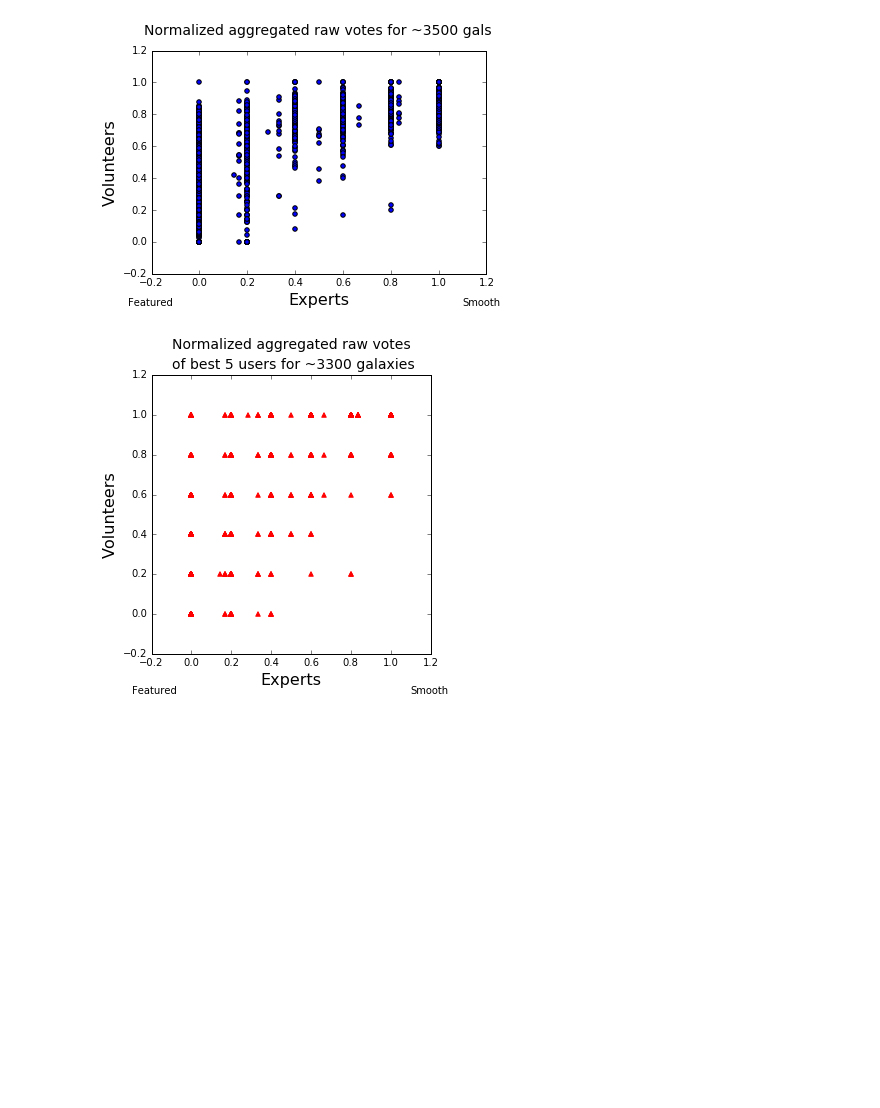
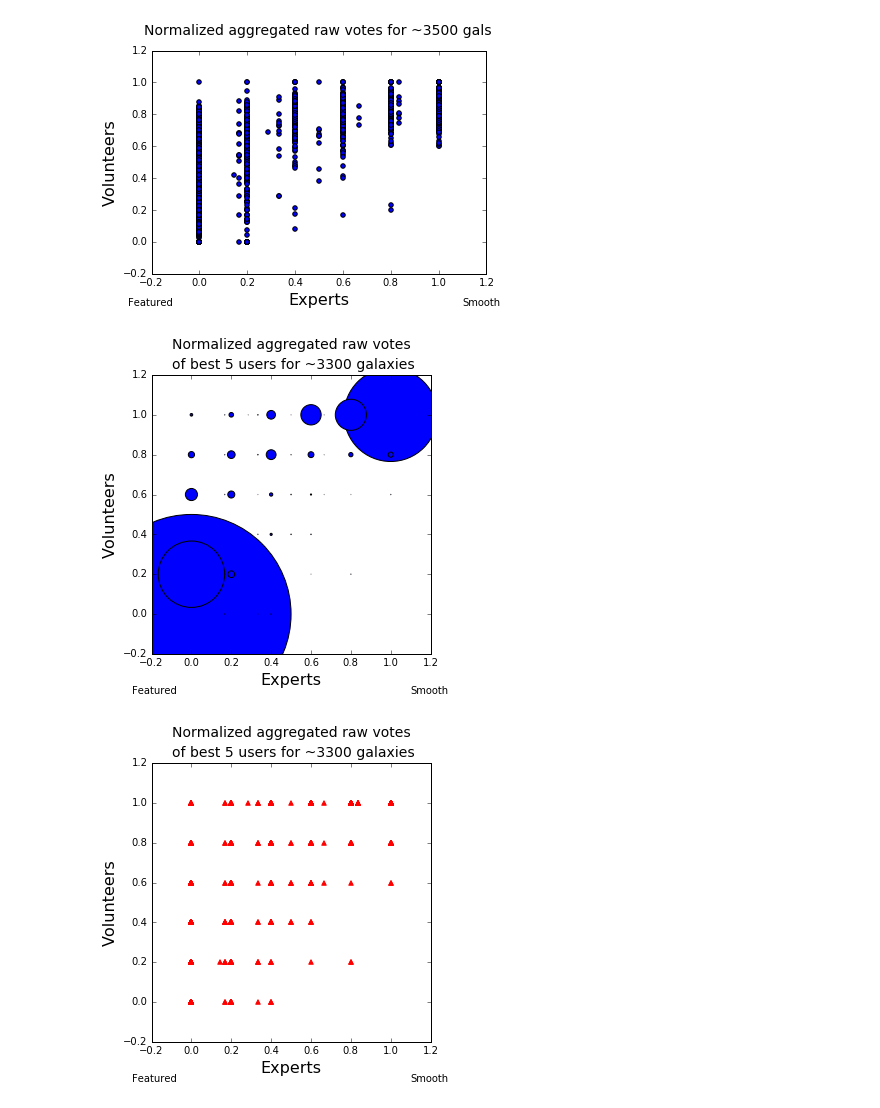
Before and after one commit to melaniebeck/SpaceWarps, a Jupyter notebook: analysis/expertsample_run/Comparing Expert and Volunteer Votes.ipynb, the cells around one changed output. Saved outputs shown, nothing was run; the diff lists cells and outputs as text; code cells hidden in the pictures; blank space fills up the shorter version.

```diff
--- a/analysis/expertsample_run/Comparing Expert and Volunteer Votes.ipynb
+++ b/analysis/expertsample_run/Comparing Expert and Volunteer Votes.ipynb
@@ -139,3 +131,52 @@ norm_user_trunc = np.array(norm_agg_user_vote)[ind]
+# %%
+# About 150 of the ~3500 had fewer than 5 volunteers --
+# find the ones that have 5+
+ind = find_indices(np.array(all_assets,dtype='int64'),
+                   np.array(good_assets,dtype='int64'))
+
+norm_expert_trunc = np.array(norm_expert_vote)[ind]
+norm_user_trunc = np.array(norm_agg_user_vote)[ind]
+
+# I want to show the density of agreement between volunteers and experts...
+# How many "deep" is the point at (0., 0.) and (1., 1.)??
+
+# Need to count the unique pairs of points:
+pair = zip(norm_expert_trunc, norm_user_trunc)
+
+from collections import Counter
+
+# This counts up all the unique pairs of points
+# It's a Counter type which I don't fully understand but
+# in some ways it behaves as a dictionary with key/value pairs...
+counts = Counter(str(e) for e in pair)
+
+
+fig = plt.figure(figsize=(5,5))
+ax = fig.add_subplot(111)
+
+max_agreement = max(counts.values())
+
+for key, value in zip(counts.keys(), counts.values()):
+    # need to "eval" the keys which have to be a string in the Counter object
+    # but need to be a tuple in the plt.Circle() function
+    circle = plt.Circle(eval(key), value/(2*max_agreement)) # 2 is to make shit smaller
+    ax.add_artist(circle)
+
+
+ax.set_xlim(-0.2, 1.2)
+ax.set_ylim(-0.2, 1.2)
+
+plt.xlabel('Experts',fontsize=16)
+plt.ylabel('Volunteers',fontsize=16)
+plt.text(-0.1, 1.33, 'Normalized aggregated raw votes ',fontsize=14)
+plt.text(-0.1, 1.23, 'of best 5 users for ~3300 galaxies',fontsize=14)
+plt.text(1.1,-0.4, 'Smooth')
+plt.text(-0.3, -0.4,'Featured')
+
+plt.savefig('expert_vs_volunteer_votes_highskill.png')
+plt.show()
+# %% [output]
+[figure, added]
 # %%
 #plt.scatter(norm_expert_vote, norm_agg_user_vote)
 fig = plt.figure(figsize=(5,5))
```
Also changed, not shown: parts of 1 cell of this notebook, 5 other files.
